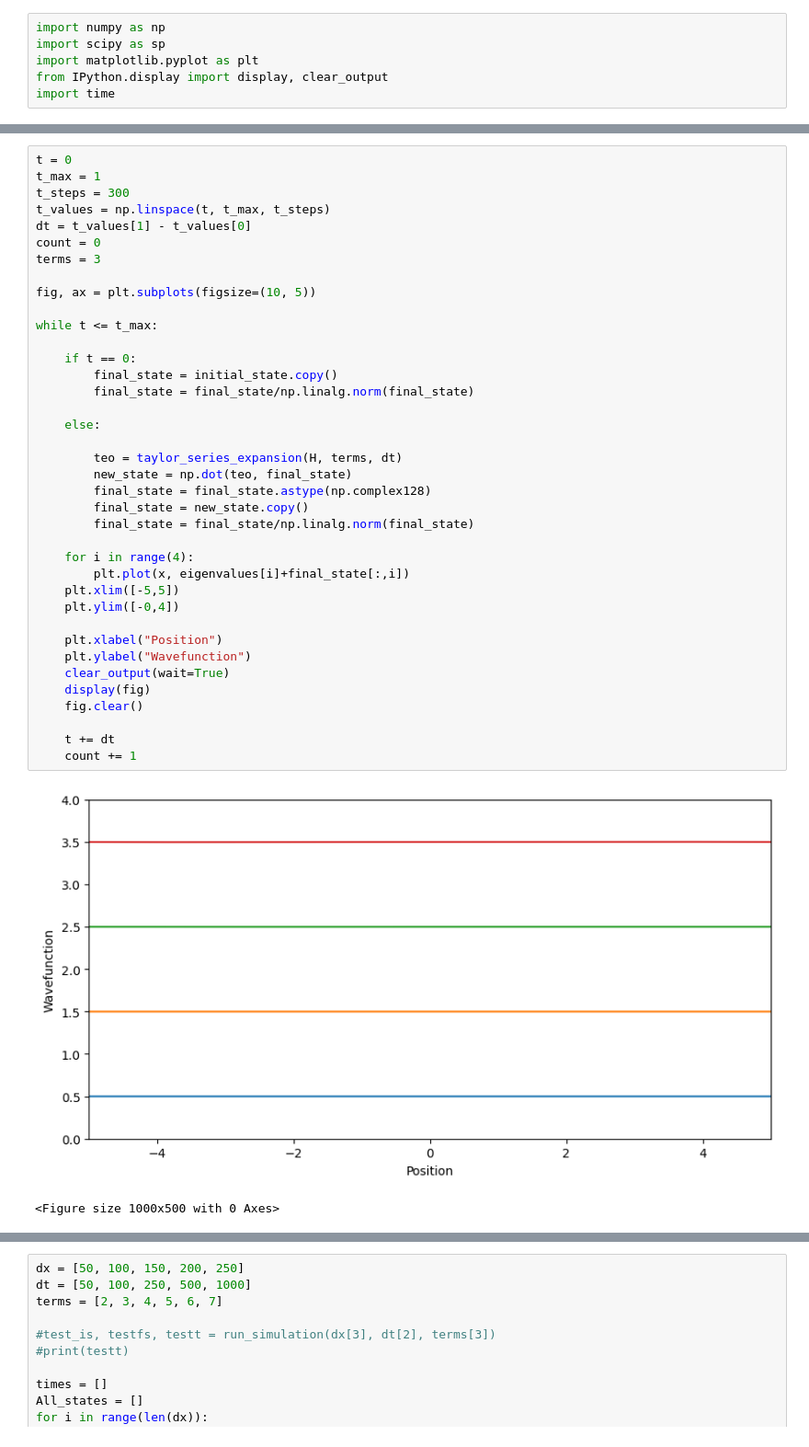
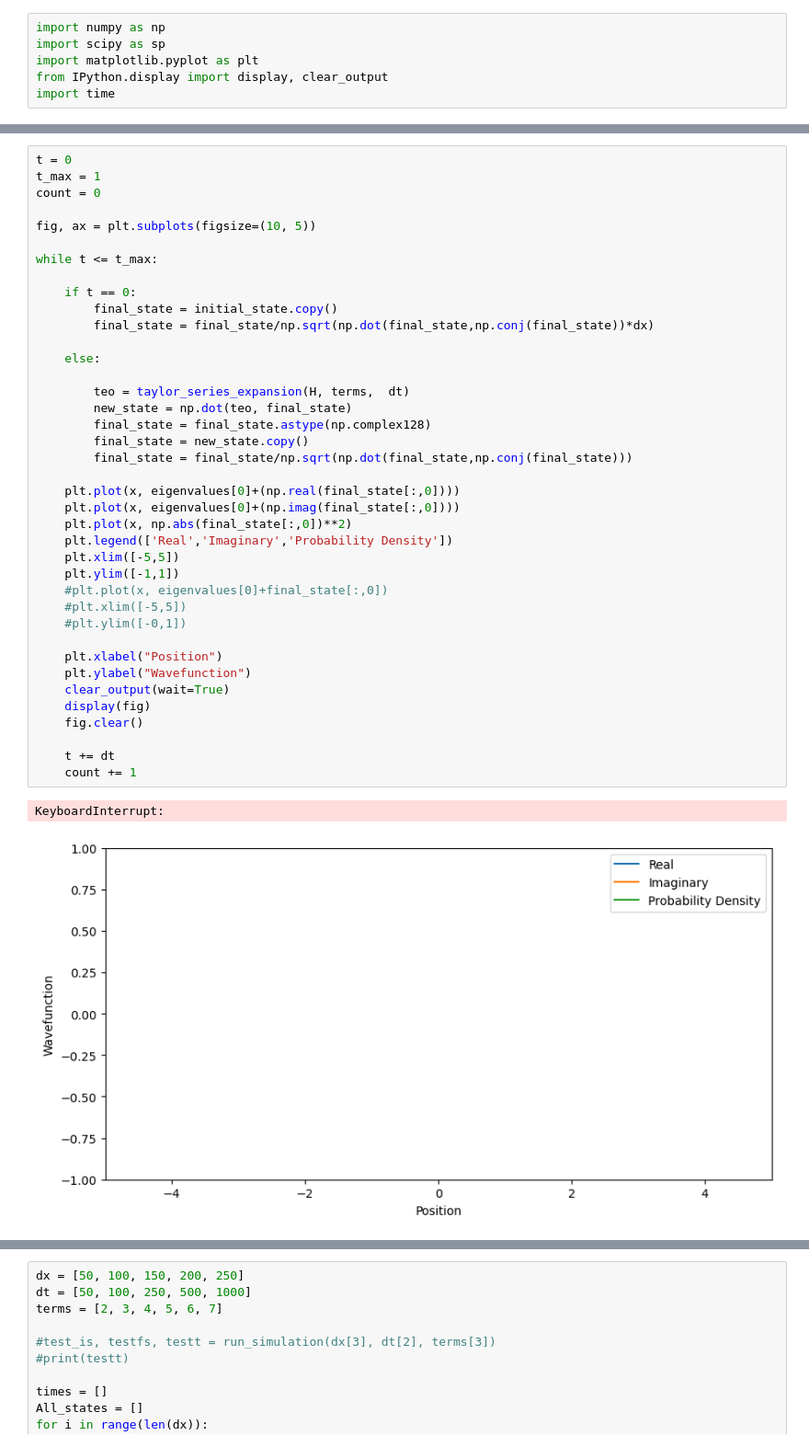
Before and after one commit to ascsn/wavefunction-dimensionality-reduction, a Jupyter notebook: QTE.ipynb, the cells around one changed output, grey strips where cells are left out. Shown at 92% size. Cells and saved outputs as stored; diff of their text form.

```diff
--- a/QTE.ipynb
+++ b/QTE.ipynb
@@ -76,41 +172,42 @@ Text(0, 0.5, 'Wavefunction')
 # %%
 t = 0
 t_max = 1
-t_steps = 300
-t_values = np.linspace(t, t_max, t_steps)
-dt = t_values[1] - t_values[0]
 count = 0
-terms = 3
 
 fig, ax = plt.subplots(figsize=(10, 5))
 
 while t <= t_max:
 
     if t == 0:
         final_state = initial_state.copy()
-        final_state = final_state/np.linalg.norm(final_state)
+        final_state = final_state/np.sqrt(np.dot(final_state,np.conj(final_state))*dx)
 
     else:
 
-        teo = taylor_series_expansion(H, terms, dt)
+        teo = taylor_series_expansion(H, terms,  dt)
         new_state = np.dot(teo, final_state)
         final_state = final_state.astype(np.complex128)
         final_state = new_state.copy()
-        final_state = final_state/np.linalg.norm(final_state)
+        final_state = final_state/np.sqrt(np.dot(final_state,np.conj(final_state)))
 
-    for i in range(4):
-        plt.plot(x, eigenvalues[i]+final_state[:,i])
+    plt.plot(x, eigenvalues[0]+(np.real(final_state[:,0])))
+    plt.plot(x, eigenvalues[0]+(np.imag(final_state[:,0])))
+    plt.plot(x, np.abs(final_state[:,0])**2)
+    plt.legend(['Real','Imaginary','Probability Density'])
     plt.xlim([-5,5])
-    plt.ylim([-0,4])
+    plt.ylim([-1,1])
+    #plt.plot(x, eigenvalues[0]+final_state[:,0])
+    #plt.xlim([-5,5])
+    #plt.ylim([-0,1])
 
     plt.xlabel("Position")
     plt.ylabel("Wavefunction")
     clear_output(wait=True)
     display(fig)
     fig.clear()
 
     t += dt
     count += 1
 # %% [output]
+KeyboardInterrupt:
-[figure, old version]
+[figure, new version]
-<Figure size 1000x500 with 0 Axes>
```
Also changed, not shown: parts of 17 cells of this notebook.
